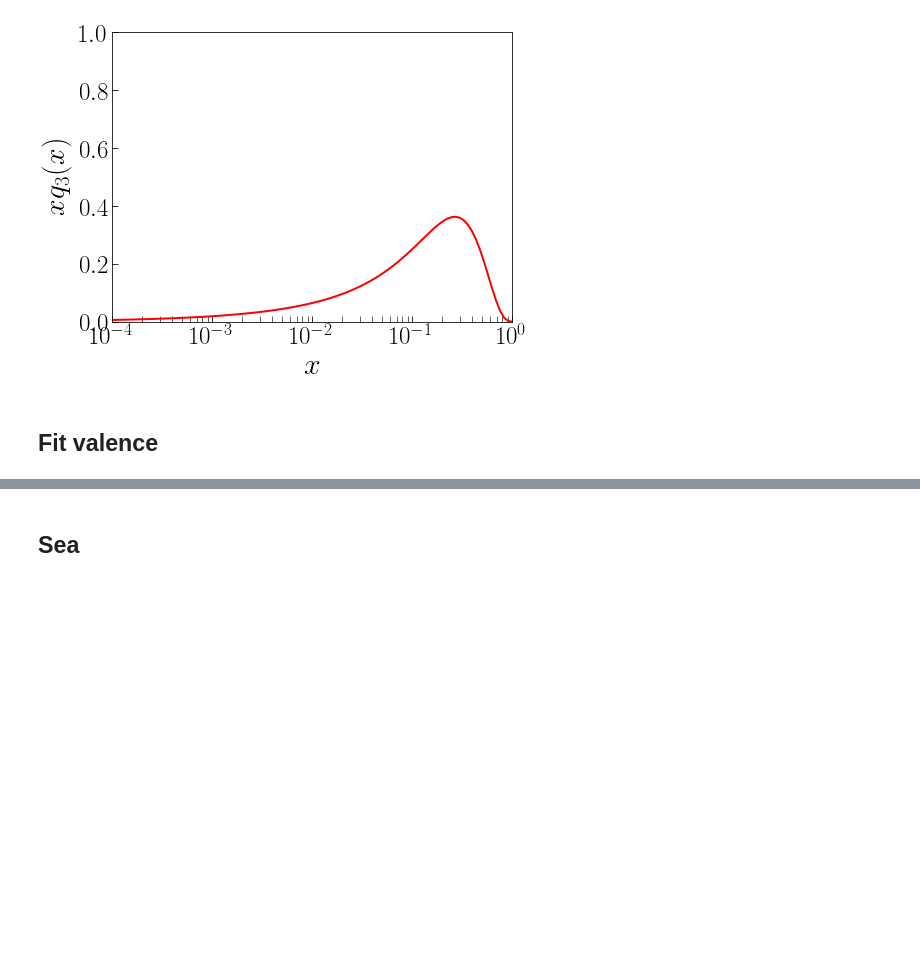
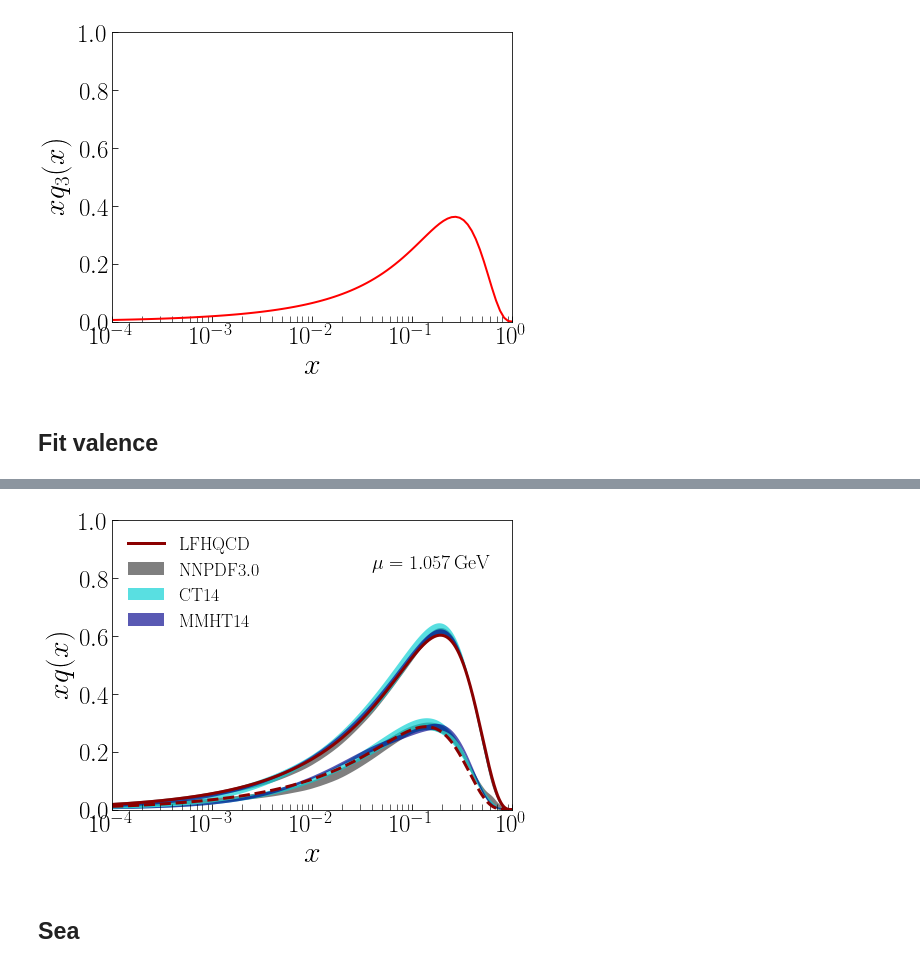
Before and after one commit to TianboLiu/LFHQCD, a Jupyter notebook: GPD-more/formfactorfit/pdf.ipynb, the cells around one changed output, grey strips where cells are left out. Saved outputs shown, nothing was run; the diff lists cells and outputs as text; code cells hidden in the pictures; blank space fills up the shorter version.

```diff
--- a/GPD-more/formfactorfit/pdf.ipynb
+++ b/GPD-more/formfactorfit/pdf.ipynb
@@ -241,3 +258,38 @@ fig.savefig('plots/valencepdf.pdf')
+# %%
+nrows, ncols = 1, 1
+
+fig = plt.figure(figsize = (ncols * 7, nrows * 7 * 0.75))
+ax = fig.add_subplot(nrows, ncols, 1)
+X = 10**np.linspace(-4, 0, 500)
+c1u = ax.fill_between(NNPDF_10['x'], NNPDF_10['xuv']+NNPDF_10['Exuv'], NNPDF_10['xuv']-NNPDF_10['Exuv'],\
+                   color = 'dimgray', alpha = 0.85, linewidth = 0)
+c1d = ax.fill_between(NNPDF_10['x'], NNPDF_10['xdv']+NNPDF_10['Exdv'], NNPDF_10['xdv']-NNPDF_10['Exdv'],\
+                   color = 'dimgray', alpha = 0.85, linewidth = 0)
+c2u = ax.fill_between(CT14_10['x'], CT14_10['xuv']+CT14_10['Exuv'], CT14_10['xuv']-CT14_10['Exuv'],\
+                   color = 'darkturquoise', alpha = 0.65, linewidth = 0)
+c2d = ax.fill_between(CT14_10['x'], CT14_10['xdv']+CT14_10['Exdv'], CT14_10['xdv']-CT14_10['Exdv'],\
+                   color = 'darkturquoise', alpha = 0.65, linewidth = 0)
+c3u = ax.fill_between(MMHT14_10['x'], MMHT14_10['xuv']+MMHT14_10['Exuv'], MMHT14_10['xuv']-MMHT14_10['Exuv'],\
+                   color = 'darkblue', alpha = 0.65, linewidth = 0, label = r'$\rm MMHT14$')
+c3d = ax.fill_between(MMHT14_10['x'], MMHT14_10['xdv']+MMHT14_10['Exdv'], MMHT14_10['xdv']-MMHT14_10['Exdv'],\
+                   color = 'darkblue', alpha = 0.65, linewidth = 0)
+c0u = ax.plot(model0['x'], model0['xuv'], color = 'darkred', linewidth = 3, linestyle = '-')
+c0d = ax.plot(model0['x'], model0['xdv'], color = 'darkred', linewidth = 3, linestyle = '--')
+ax.set_xlim(1e-4, 1)
+ax.set_ylim(0, 1)
+ax.set_xlabel(r'$x$', size=30)
+ax.set_ylabel(r'$xq(x)$', size=30)
+ax.set_xscale('log')
+ax.tick_params(axis='both', which = 'both', direction = 'in', length = 6, labelsize = 25)
+L = [(c0u[0]), c1u, c2u, c3u]
+H = [r'$\rm LFHQCD$', r'$\rm NNPDF3.0$', r'$\rm CT14$', r'$\rm MMHT14$']
+ax.legend(L, H, frameon = False, loc = 'upper left', fontsize = 18)
+ax.text(0.65, 0.85, r'$\rm \mu=1.057\,GeV$', transform = ax.transAxes, horizontalalignment = 'left', verticalalignment = 'center', size = 20)
+
+fig.tight_layout()
+fig.savefig('plots/valencepdf10.pdf')
+# %% [output]
+[figure, added]
 # %% [markdown]
 ## Sea
 # %%
```
Also changed, not shown: parts of 12 cells of this notebook.
